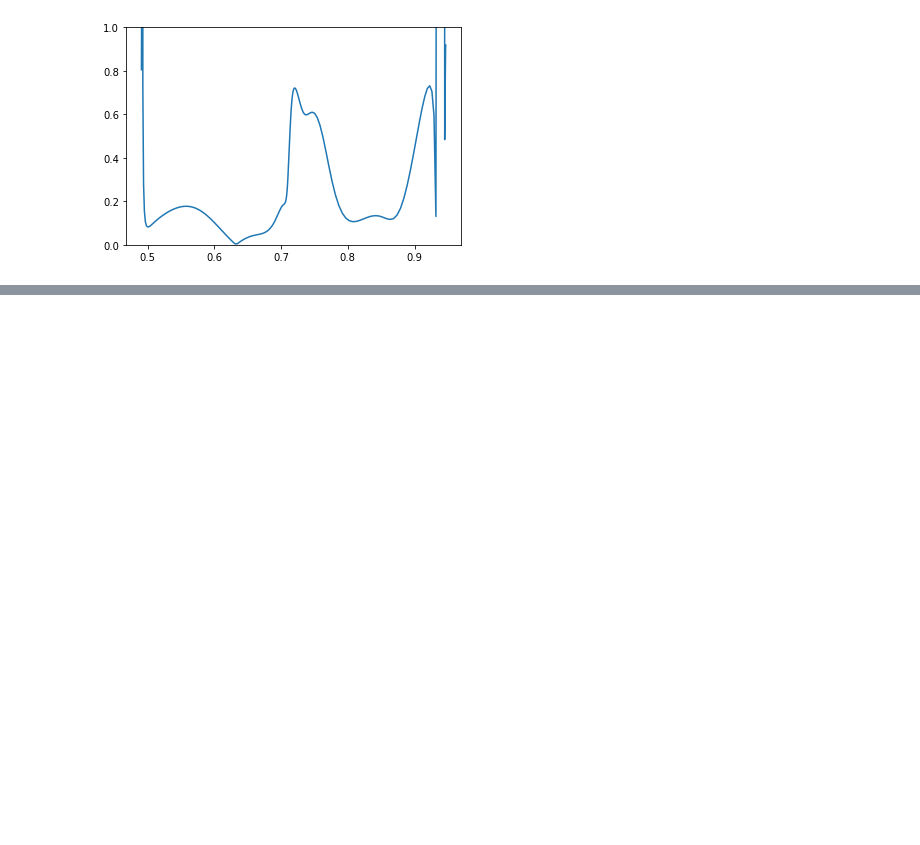
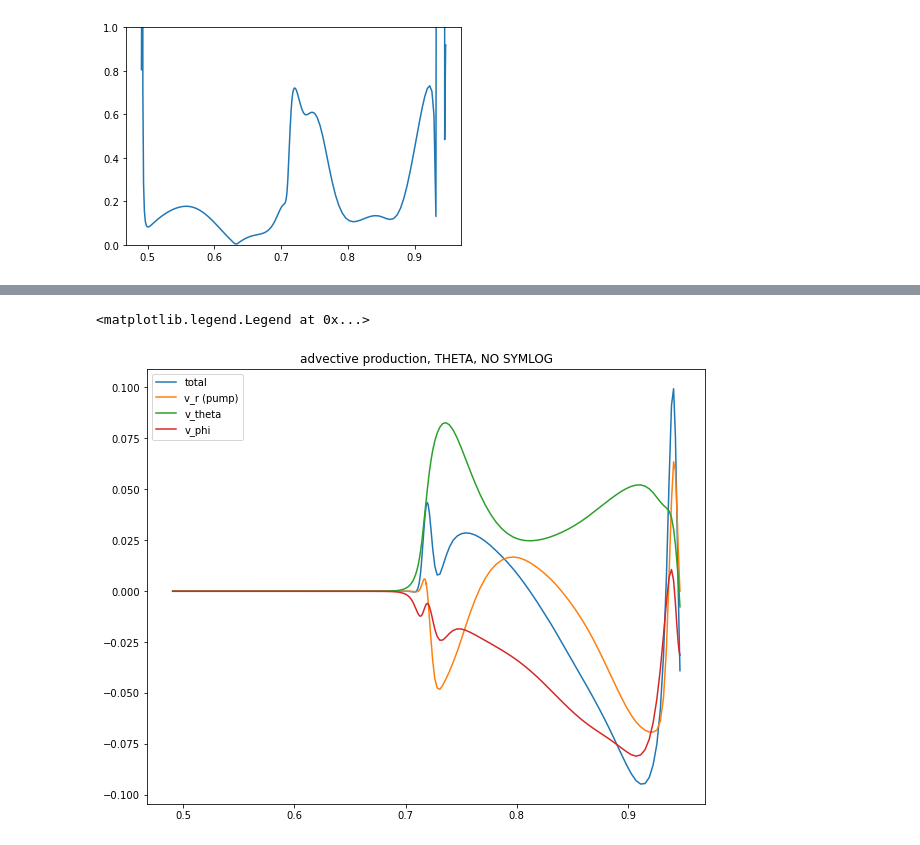
Before and after one commit to illorenzo7/Tacho_Letter_Plots_Part2, a Jupyter notebook: 00_meprod.ipynb, the cells around one changed output, grey strips where cells are left out. Saved outputs shown, nothing was run; the diff lists cells and outputs as text; code cells hidden in the pictures; blank space fills up the shorter version.

```diff
--- a/00_meprod.ipynb
+++ b/00_meprod.ipynb
@@ -357,0 +397,13 @@ plt.ylim(0, 1)
+# %%
+# Let's look at these advective bits more...
+plt.figure(figsize=(10,8))
+plt.title("advective production, THETA, NO SYMLOG")
+plt.plot(rr, indt_adv, label='total')
+plt.plot(rr, indt_adv1, label='v_r (pump)')
+plt.plot(rr, indt_adv2, label='v_theta')
+plt.plot(rr, indt_adv3, label='v_phi')
+#plt.yscale('symlog', linthresh=linthresh)
+plt.legend()
+# %% [output]
+<matplotlib.legend.Legend at 0x...>
+[figure, added]
```
Also changed, not shown: parts of 6 cells of this notebook.
